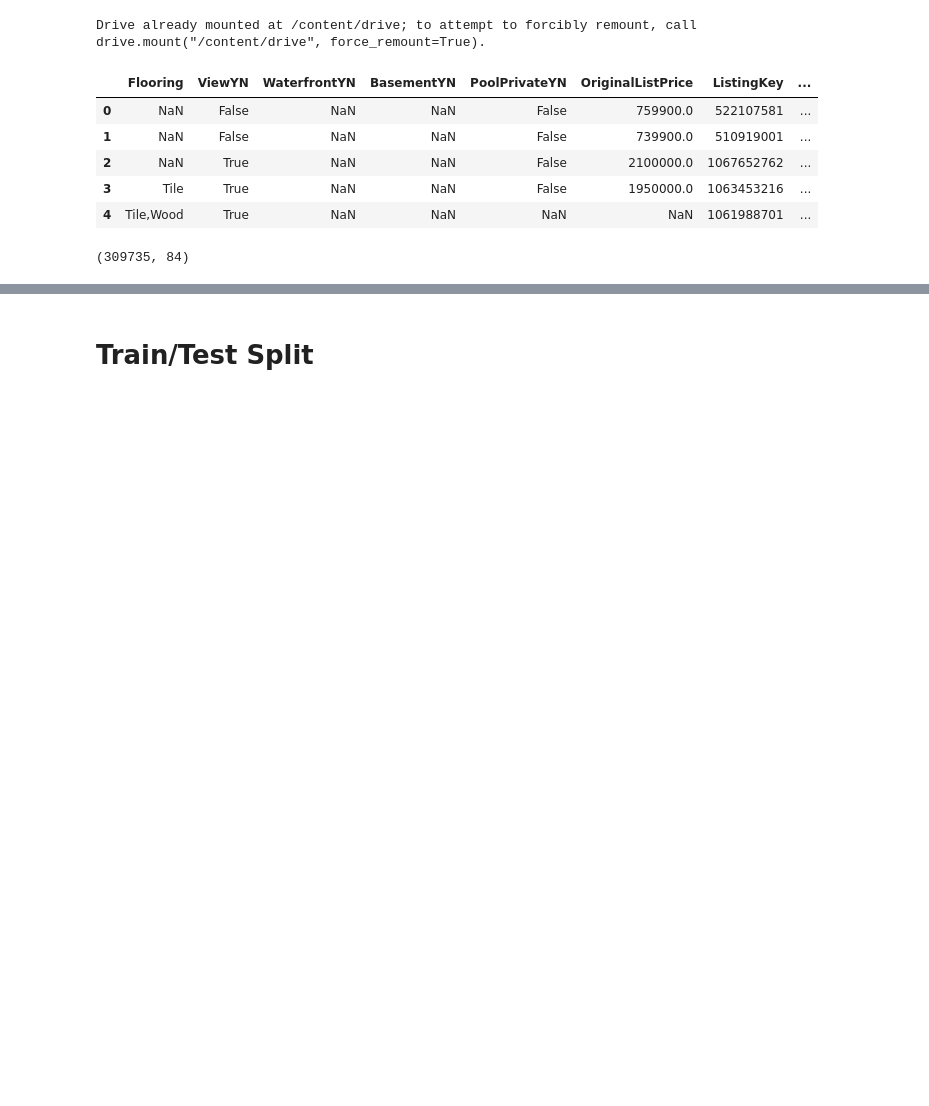
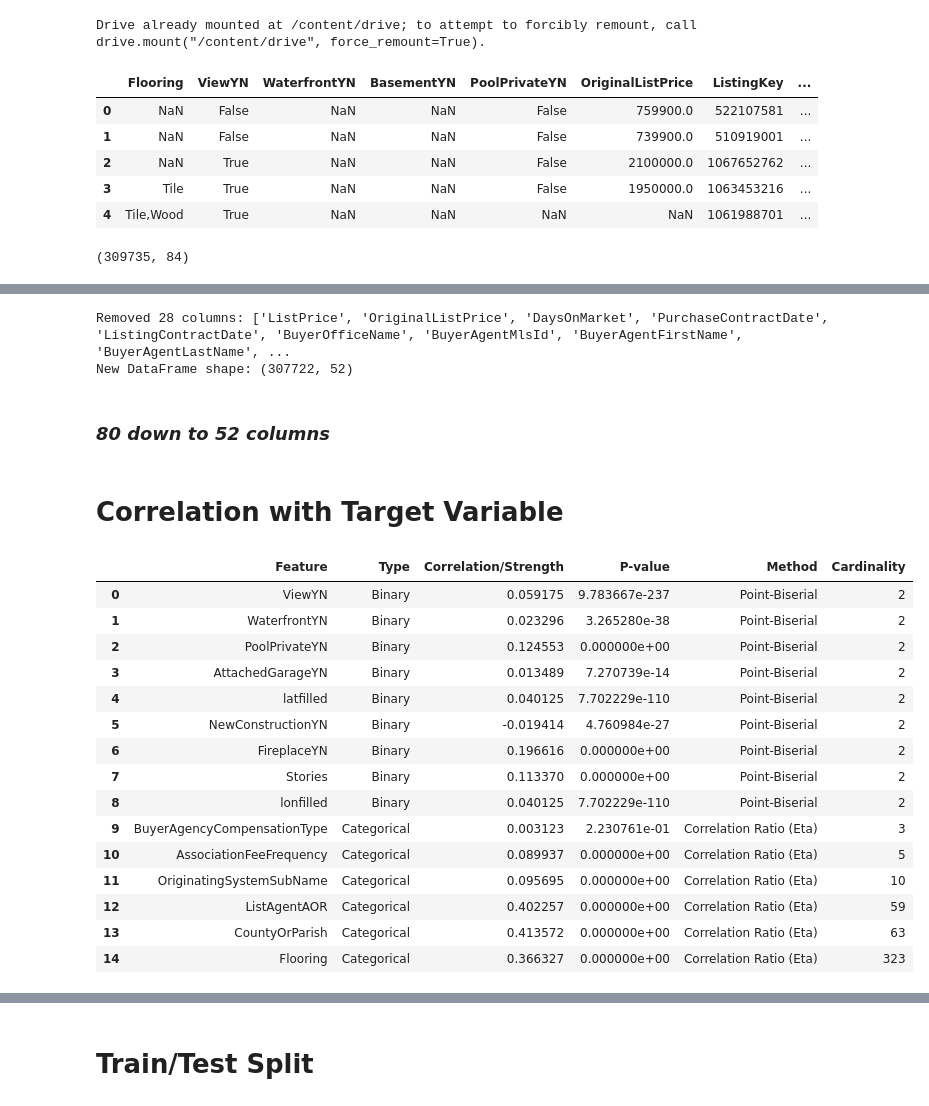
Before and after one commit to HKozuka/IDX-Exchange-Data-Science, a Jupyter notebook: 02_preprocessing.ipynb, the cells around one changed output, grey strips where cells are left out. Cells and saved outputs as stored; diff of their text form; code cells hidden in the pictures; blank space fills up the shorter version.

```diff
--- a/02_preprocessing.ipynb
+++ b/02_preprocessing.ipynb
@@ -604,3 +208,0 @@ plt.show()
-# %%
-# Last touch = log it!
-df_clean['log_SchoolScore'] = np.log1p(df_clean['SchoolScore'])
@@ -912,0 +323,45 @@ Below is a detailed summary of how missing values (`NaN`) and data transformatio
+# %%
+# leakage columns to remove
+columns_to_remove = [
+    'ListPrice',
+    'OriginalListPrice',
+    'DaysOnMarket',
+    'PurchaseContractDate',
+    'ListingContractDate',
+    'BuyerOfficeName',
+    'BuyerAgentMlsId',
+    'BuyerAgentFirstName',
+    'BuyerAgentLastName',
+    'BuyerOfficeAOR',
+    'CoBuyerAgentFirstName',
+    'BuyerAgentAOR',
+    'ListingKey',
+    'ListAgentEmail',
+    'ListAgentFirstName',
+    'ListAgentLastName',
+    'PropertyType',
+    'CoListAgentFirstName',
+    'CoListAgentLastName',
+    'ListingKeyNumeric',
+    'MlsStatus',
+    'PropertySubType',
+    'ListingId',
+    'ContractStatusChangeDate',
+    'StateOrProvince',
+    'Levels',
+    'OriginatingSystemName',
+    'ListAgentFullName'
+]
+
+# Drop those columns
+df_clean_leakage = df_clean.drop(columns=columns_to_remove)
+
+print(f"Removed {len(columns_to_remove)} columns: {columns_to_remove}")
+print(f"New DataFrame shape: {df_clean_leakage.shape}")
+# %% [output]
+Removed 28 columns: ['ListPrice', 'OriginalListPrice', 'DaysOnMarket', 'PurchaseContractDate', 'ListingContractDate', 'BuyerOfficeName', 'BuyerAgentMlsId', 'BuyerAgentFirstName', 'BuyerAgentLastName', ...
+New DataFrame shape: (307722, 52)
+# %% [markdown]
+### *80 down to 52 columns*
+# %% [markdown]
+# Correlation with Target Variable
@@ -912,0 +444,19 @@ Below is a detailed summary of how missing values (`NaN`) and data transformatio
+# %%
+categorical_corr_df.head(15)
+# %% [output]
+|  | Feature | Type | Correlation/Strength | P-value | Method | Cardinality |
+| 0 | ViewYN | Binary | 0.059175 | 9.783667e-237 | Point-Biserial | 2 |
+| 1 | WaterfrontYN | Binary | 0.023296 | 3.265280e-38 | Point-Biserial | 2 |
+| 2 | PoolPrivateYN | Binary | 0.124553 | 0.000000e+00 | Point-Biserial | 2 |
+| 3 | AttachedGarageYN | Binary | 0.013489 | 7.270739e-14 | Point-Biserial | 2 |
+| 4 | latfilled | Binary | 0.040125 | 7.702229e-110 | Point-Biserial | 2 |
+| 5 | NewConstructionYN | Binary | -0.019414 | 4.760984e-27 | Point-Biserial | 2 |
+| 6 | FireplaceYN | Binary | 0.196616 | 0.000000e+00 | Point-Biserial | 2 |
+| 7 | Stories | Binary | 0.113370 | 0.000000e+00 | Point-Biserial | 2 |
+| 8 | lonfilled | Binary | 0.040125 | 7.702229e-110 | Point-Biserial | 2 |
+| 9 | BuyerAgencyCompensationType | Categorical | 0.003123 | 2.230761e-01 | Correlation Ratio (Eta) | 3 |
+| 10 | AssociationFeeFrequency | Categorical | 0.089937 | 0.000000e+00 | Correlation Ratio (Eta) | 5 |
+| 11 | OriginatingSystemSubName | Categorical | 0.095695 | 0.000000e+00 | Correlation Ratio (Eta) | 10 |
+| 12 | ListAgentAOR | Categorical | 0.402257 | 0.000000e+00 | Correlation Ratio (Eta) | 59 |
+| 13 | CountyOrParish | Categorical | 0.413572 | 0.000000e+00 | Correlation Ratio (Eta) | 63 |
+| 14 | Flooring | Categorical | 0.366327 | 0.000000e+00 | Correlation Ratio (Eta) | 323 |
```
Also changed, not shown: parts of 73 cells of this notebook.
